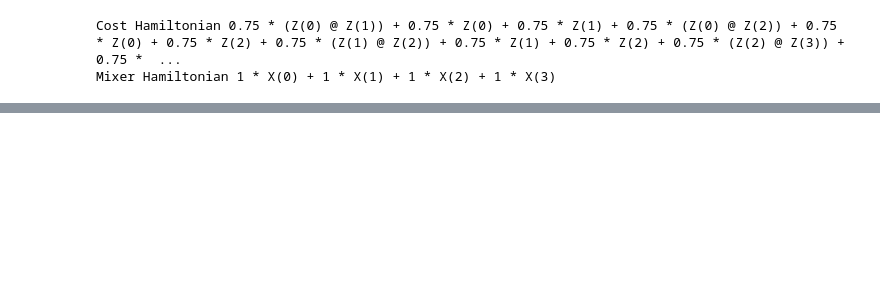
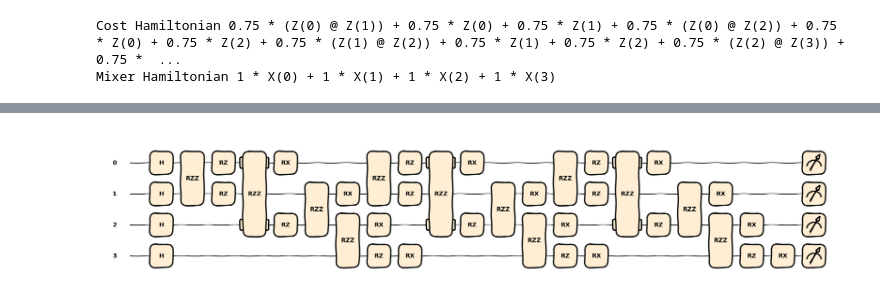
Before and after one commit to Axect/qip_tutorial, a Jupyter notebook: notebook/qaoa.ipynb, the cells around one changed output, grey strips where cells are left out. Saved outputs shown, nothing was run; the diff lists cells and outputs as text; code cells hidden in the pictures; blank space fills up the shorter version.

```diff
--- a/notebook/qaoa.ipynb
+++ b/notebook/qaoa.ipynb
@@ -225,0 +270,5 @@ $$
+# %%
+qml.draw_mpl(cost_function, expansion_strategy='device')(np.zeros((2, depth)))
+plt.show()
+# %% [output]
+[figure, added]
```
Also changed, not shown: parts of 33 cells of this notebook.
